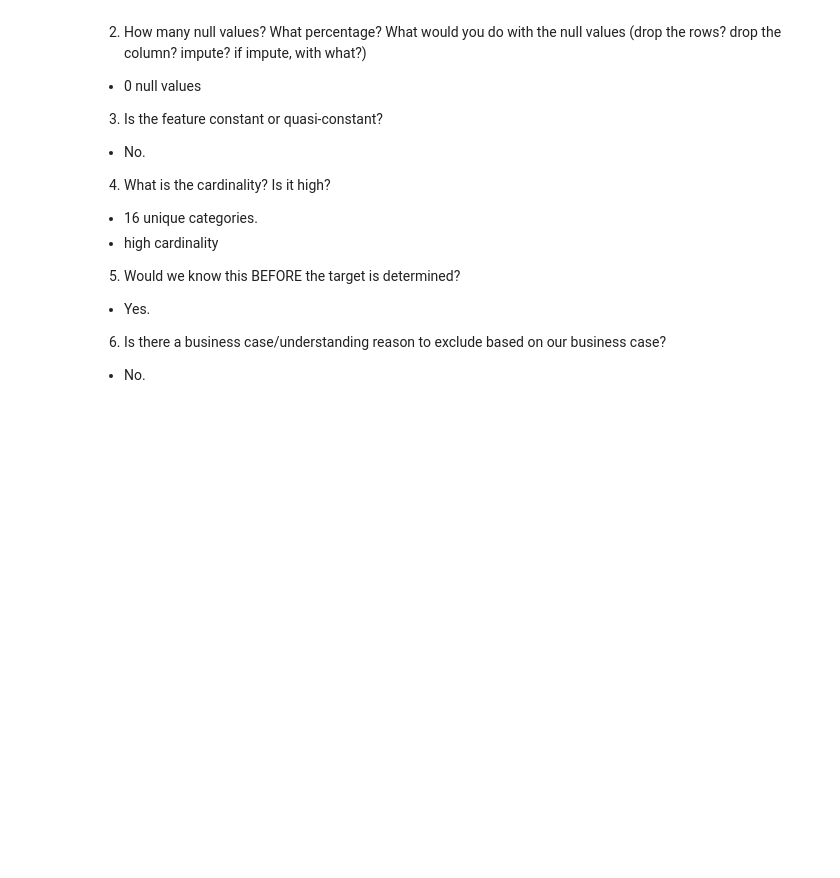
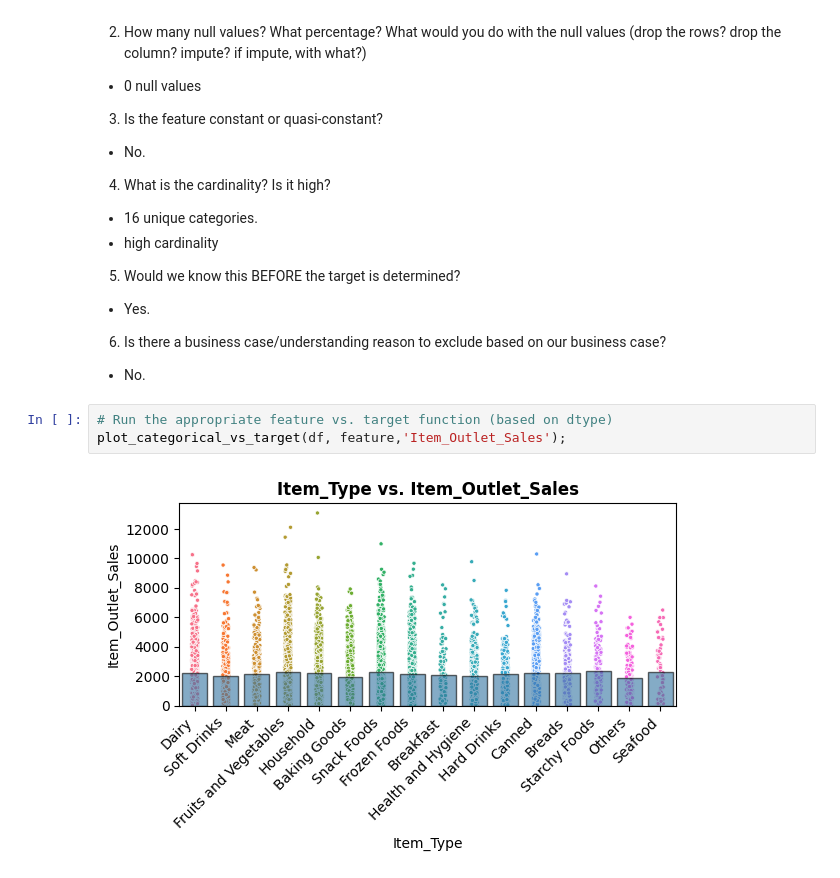
Before and after one commit to jeromeee2330/Prediction-of-Product-Sales, a Jupyter notebook: Prediction_of_Product_Sales_PJMCarreon.ipynb, the cells around one changed output. Saved outputs shown, nothing was run; the diff lists cells and outputs as text; blank space fills up the shorter version.

```diff
--- a/Prediction_of_Product_Sales_PJMCarreon.ipynb
+++ b/Prediction_of_Product_Sales_PJMCarreon.ipynb
@@ -608,3 +608,8 @@ explore_categorical(df_product_sales,feature);
 
 6. Is there a business case/understanding reason to exclude based on our business case?
   - No.
+# %%
+# Run the appropriate feature vs. target function (based on dtype)
+plot_categorical_vs_target(df, feature,'Item_Outlet_Sales');
+# %% [output]
+[figure, added]
```
Also changed, not shown: parts of 11 cells of this notebook.
